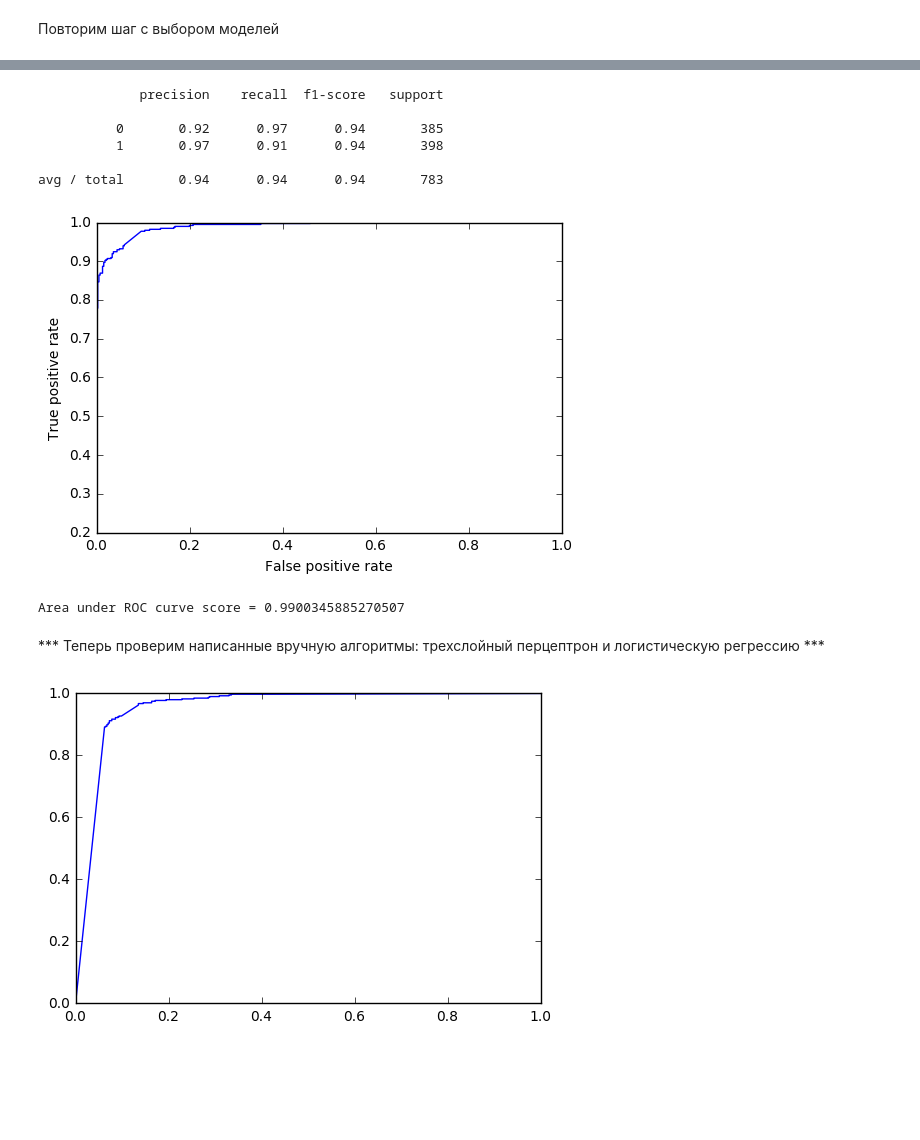
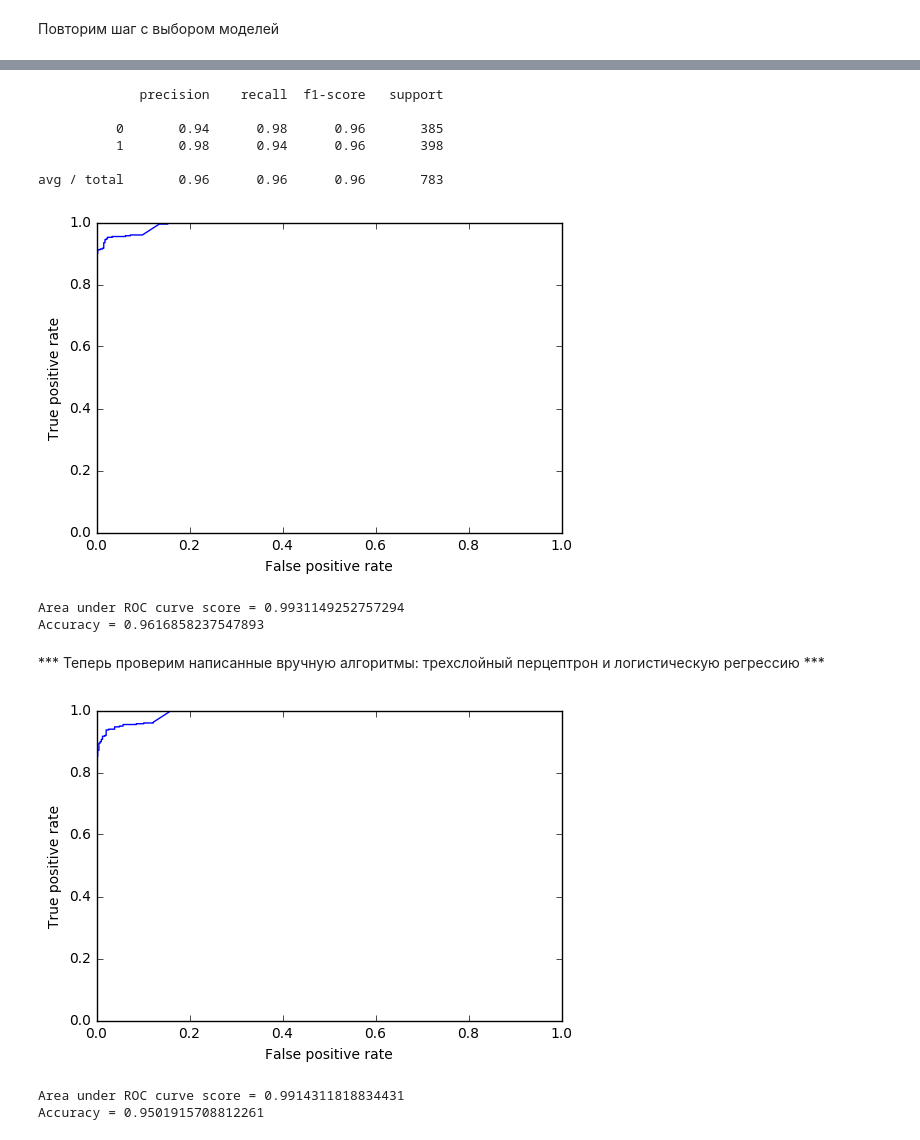
Before and after one commit to 1inchman/MY_HSE, a Jupyter notebook: AOT/final/finalhw.ipynb, the cells around one changed output, grey strips where cells are left out. Cells and saved outputs as stored; diff of their text form; code cells hidden in the pictures; blank space fills up the shorter version.

```diff
--- a/AOT/final/finalhw.ipynb
+++ b/AOT/final/finalhw.ipynb
@@ -164,8 +168,8 @@ Area under ROC curve score = 0.9900345885270507
 *** II. a) TF-IDF ***
 # %%
 vectorizer_tfidf = TfidfVectorizer()
-train_tfidf = vectorizer.fit_transform(train_normal)
-test_tfidf = vectorizer.transform(test_normal)
+train_tfidf = vectorizer_tfidf.fit_transform(train_normal)
+test_tfidf = vectorizer_tfidf.transform(test_normal)
 # %% [markdown]
 Повторим шаг с выбором моделей
 # %%
@@ -200,42 +204,48 @@ with accuracy = 0.9507221750212405
 # %%
-pred = best_estimator.predict_proba(test_tfidf.toarray())[:,1]
-print(classification_report(test_target, best_estimator.predict(test_tfidf.toarray())))
+pred = best_estimator_tfidf.predict_proba(test_tfidf.toarray())[:,1]
+print(classification_report(test_target, best_estimator_tfidf.predict(test_tfidf.toarray())))
 fpr, tpr, thresholds = metrics.roc_curve(test_target, pred)
+acc = metrics.accuracy_score(y_pred=best_estimator_tfidf.predict(test_tfidf.toarray()), y_true=test_target)
 plt.plot(fpr, tpr)
 plt.xlabel('False positive rate')
 plt.ylabel('True positive rate')
 plt.show()
 print('Area under ROC curve score = {}'.format(roc_auc_score(test_target, pred)))
+print('Accuracy = {}'.format(acc))
 # %% [output]
              precision    recall  f1-score   support
 
-          0       0.92      0.97      0.94       385
-          1       0.97      0.91      0.94       398
+          0       0.94      0.98      0.96       385
+          1       0.98      0.94      0.96       398
 
-avg / total       0.94      0.94      0.94       783
+avg / total       0.96      0.96      0.96       783
-[figure, old version]
+[figure, new version]
-Area under ROC curve score = 0.9900345885270507
+Area under ROC curve score = 0.9931149252757294
+Accuracy = 0.9616858237547893
 # %% [markdown]
 *** Теперь проверим написанные вручную алгоритмы: трехслойный перцептрон и логистическую регрессию ***
 # %%
-#  Dependencies
-import numpy as np
-from sklearn.base import BaseEstimator, ClassifierMixin
+# Класс, реализующий логистическую регрессию с L2 регуляризацией
 
-# Logistic regression class
-
-class LogisticRegression_m(BaseEstimator, ClassifierMixin):
+class LogisticRegression_m(object):
 
     def __init__(self, eta=0.1, C=0, n_iter=100, method='batch', verbose=False):
+        """ Конструктор. Параметры:
+            eta - learning rate, определяет величину шага в сторону антиградиента, вещественное число
+            C - параметр L2 регуляризации, вещественное число
+            n_iter - число итераций по данным, целое число
+            method - возможные значения: batch, mini-batch, stoch. Тип градиентного спуска.
+            verbose - использовать для отладки и мониторинга сходимости """
         self.eta_ = eta
         self.n_iter_ = n_iter
         self.C_ = C
         self.method_ = method
 
     def fit(self, X, y):
-        # self.errors_ = []
+        """ Функция обучения регрессии. Параметры:
+            X - numpy array-like массив. В строках наблюдения, в столбцах пременные
+            y - вектор ответов """
         self.all_w_ = np.zeros((np.unique(y).size, X.shape[1] + 1))
-        # self.w_ = np.zeros(X.shape[1] + 1)
         self.num_labels = np.unique(y).size
 
         if self.method_ == 'batch':
@@ -247,13 +257,17 @@ class LogisticRegression_m(BaseEstimator, ClassifierMixin):
         return self
 
     def _batch_grad(self, X, y):
+        """ Реализация т.н. batch градиентного спуска. Функция n_iter раз проходит по всему датасету,
+            каждый раз вызывая один шаг спуска """
         for i in range(self.n_iter_):
             self._batch_step(X, y)
 
     def _batch_step(self, X, y):
+        """ Шаг batch градиентного спуска """
         self._one_v_rest(X, y)
 
     def _one_v_rest(self, X, y):
+        """ Реализация поддержки многоклассовой задачи методом one vs rest """
         for c in np.unique(y):
             y_ovr = np.where(y == c, 1, 0)
             error = y_ovr - self.sigmoid(X, c)
@@ -263,10 +277,12 @@ class LogisticRegression_m(BaseEstimator, ClassifierMixin):
                 self.eta_ * self.C_ * self.all_w_[c, 1:]
 
     def _stoch_grad(self, X, y):
+        """ Реализация стохастического градиентного спуска. Рекомендуется при большом количестве данных. """
         for i in range(self.n_iter_):
             self._stoch_step(X, y)
 
     def _stoch_step(self, X, y):
+        """ Реализация шага стохастического градиентного спуска """
         rand_indices = np.random.permutation(y.size)
         rand_choice = np.random.randint(0, y.size)
         sample = X[rand_indices, :][rand_choice, :]
@@ -279,34 +295,47 @@ class LogisticRegression_m(BaseEstimator, ClassifierMixin):
             sample, y[rand_indices][rand_choice]))
 
     def sigmoid(self, X, c):
+        """ Функция связи логистической регрессии """
         z = self.net_input(X, c)
         return (1 / (1 + np.exp(-z)))
 
     def net_input(self, X, c):
+        """ Скалярное произведение полученных после обучения весов и переменных наблюдения """
         return (X @ self.all_w_[c, 1:] + self.all_w_[c, 0])
 
     def logit_loss(self, X, y):
+        """ Кросс-энтропия, целевая функция """
         return -(y * np.log(self.sigmoid(X)) + (1 - y) *
                  np.log(1 - self.sigmoid(X))).sum()
 
     def predict(self, X):
+        """ Возвращает ответы """
         probas = self._predict_one_v_rest(X)
         return np.argmax(probas, axis=1)
 
     def predict_proba(self, X):
+        """ Возвращает вероятности ответов """
         return self._predict_one_v_rest(X)
 
     def _predict_one_v_rest(self, X):
+        """ Реализация для поддержки многоклассовой задачи методом one vs rest """
         probas = np.zeros((X.shape[0], self.num_labels))
         for c in range(self.num_labels):
             probas[:, c] = self.sigmoid(X, c)
         return probas
 # %%
-lrm = LogisticRegression_m()
+lrm = LogisticRegression_m(C=0.1, n_iter=100)
 lrm.fit(train_tfidf, train_target)
 predi = lrm.predict_proba(test_tfidf)
 fpr, tpr, thresholds = metrics.roc_curve(test_target, predi[:, 1])
+acc = metrics.accuracy_score(y_pred=lrm.predict(test_tfidf.toarray()), y_true=test_target)
 plt.plot(fpr, tpr)
+plt.xlabel('False positive rate')
+plt.ylabel('True positive rate')
 plt.show()
+print('Area under ROC curve score = {}'.format(roc_auc_score(test_target, predi[:,1])))
+print('Accuracy = {}'.format(acc))
 # %% [output]
-[figure, old version]
+[figure, new version]
+Area under ROC curve score = 0.9914311818834431
+Accuracy = 0.9501915708812261
```
Also changed, not shown: parts of 6 cells of this notebook, 1 other file.
